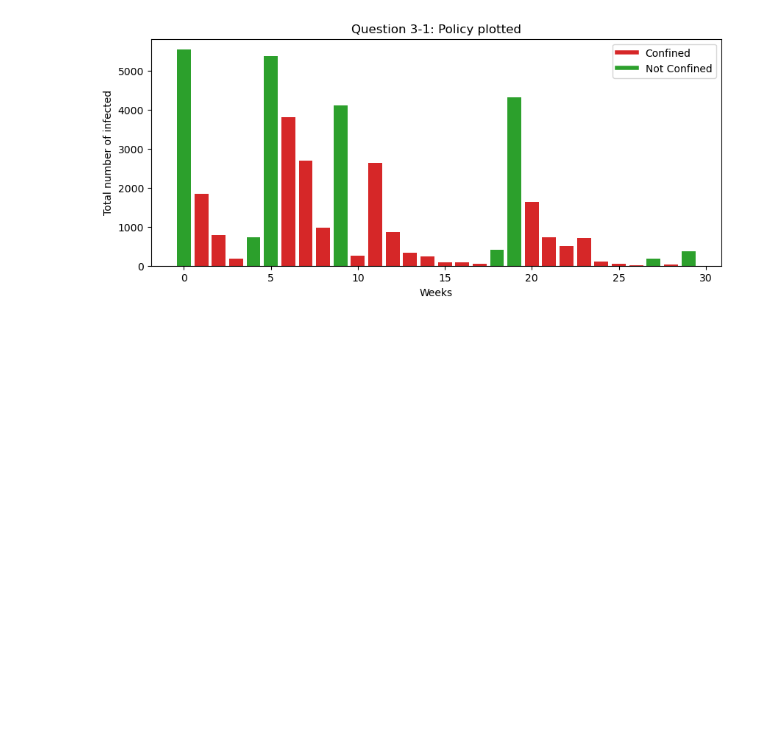
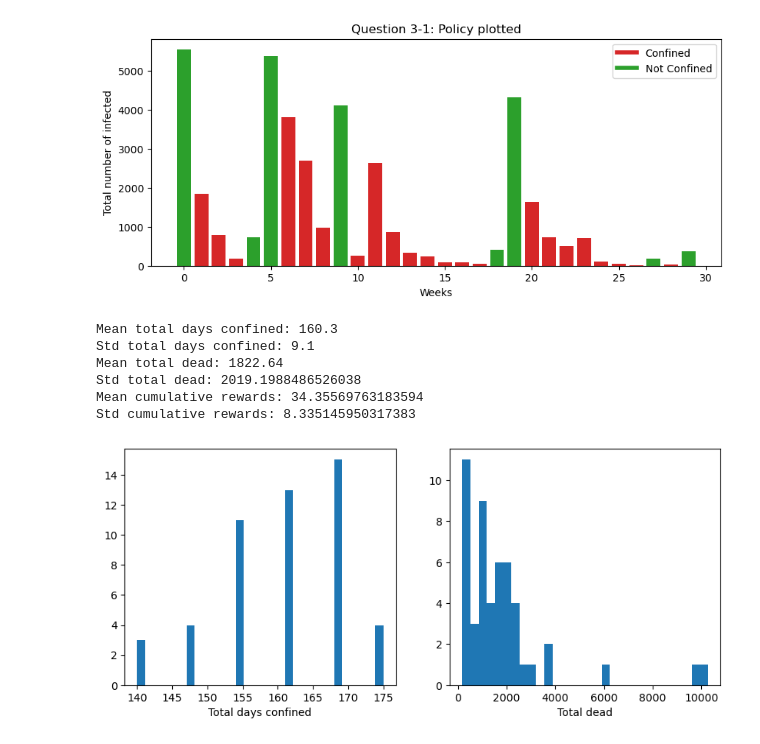
Before and after one commit to mohahf19/ANNRL-2023, a Jupyter notebook: notebooks/simulate_dl_agent.ipynb, the cells around one changed output. Cells and saved outputs as stored; diff of their text form; code cells hidden in the pictures; blank space fills up the shorter version.

Commit message:
added simulation for 3.1

```diff
--- a/notebooks/simulate_dl_agent.ipynb
+++ b/notebooks/simulate_dl_agent.ipynb
@@ -178,6 +178,18 @@ def exec_model_policy(env: Env, dyn: ModelDynamics, policy_net: torch.nn.Module,
     act = {a: np.array([l.action[a] for l in log]) for a in log[0].action.keys()}
 
     return tot, cit, act, taken_actions, curr_rewards
+# %%
+def simulate_policy(env: Env, dyn: ModelDynamics, policy_net: torch.nn.Module, device: str, policy_function, n=5, seeds=[0]):
+    # For each episode save the total days confined and total dead
+    tot_days_confined = []
+    tot_dead = []
+    cum_rewards = []
+    for i in range(n):
+        tot, _, _, pol, r = policy_function(env=env, dyn=dyn, policy_net=q3a_model, device="cpu", n_weeks=30, simulation_seed=seeds[i])
+        cum_rewards.append(torch.sum(torch.tensor(r)))
+        tot_dead.append(tot['dead'][-1])
+        tot_days_confined.append(7 * np.sum(pol))
+    return tot_days_confined, tot_dead, cum_rewards
 # %%
 seed = 0
 total, cities, actions, policy, _ = exec_model_policy(env=env, dyn=dyn, policy_net=q3a_model, device="cpu", n_weeks=30, simulation_seed=seed)
@@ -225,3 +237,33 @@ ax.set_xlabel("Weeks")
 fig.savefig(visualization_folder / "3-1_policy.png")
 # %% [output]
 [figure]
+# %%
+total_days_confined, total_dead, cumulative_rewards = simulate_policy(env=env, dyn=dyn, policy_net=q3a_model, device="cpu", policy_function = exec_model_policy, n=50, seeds=np.arange(50)
+)
+# %%
+# Print the mean and std
+print(f"Mean total days confined: {np.mean(total_days_confined)}")
+print(f"Std total days confined: {np.std(total_days_confined)}")
+print(f"Mean total dead: {np.mean(total_dead)}")
+print(f"Std total dead: {np.std(total_dead)}")
+print(f"Mean cumulative rewards: {np.mean(cumulative_rewards)}")
+print(f"Std cumulative rewards: {np.std(cumulative_rewards)}")
+# %% [output]
+Mean total days confined: 160.3
+Std total days confined: 9.1
+Mean total dead: 1822.64
+Std total dead: 2019.1988486526038
+Mean cumulative rewards: 34.35569763183594
+Std cumulative rewards: 8.335145950317383
+# %%
+fig, ax = plt.subplots(1, 2, figsize=(10, 4))
+
+ax[0].hist(total_days_confined, bins=30, label="total_confined")
+ax[0].set_xlabel("Total days confined")
+
+ax[1].hist(total_dead, bins=30, label="total_dead")
+ax[1].set_xlabel("Total dead")
+
+plt.show()
+# %% [output]
+[figure, added]
```
Also changed, not shown: 1 other file.
